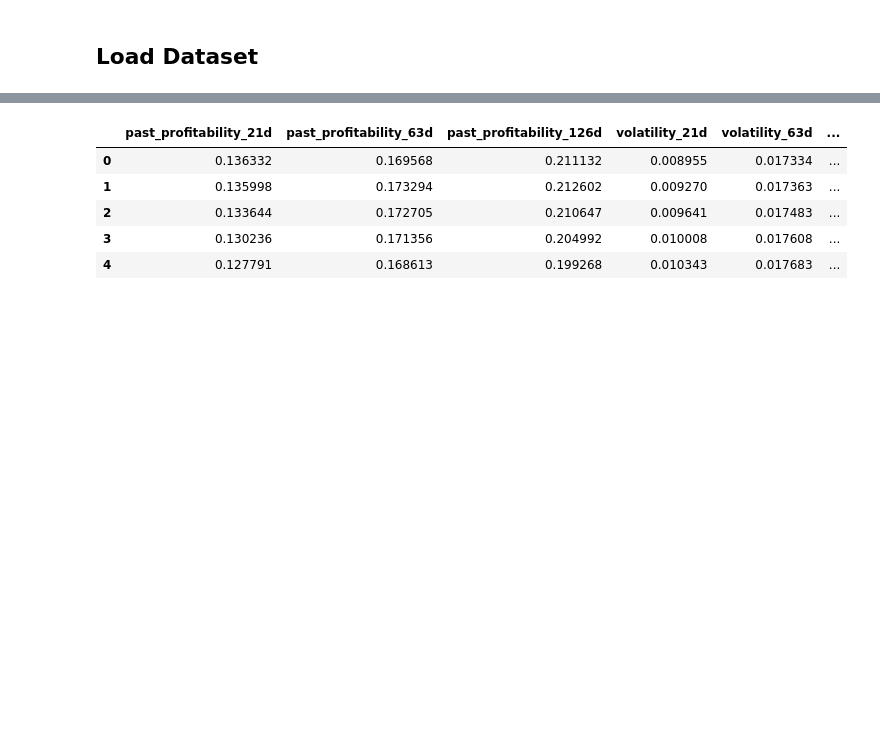
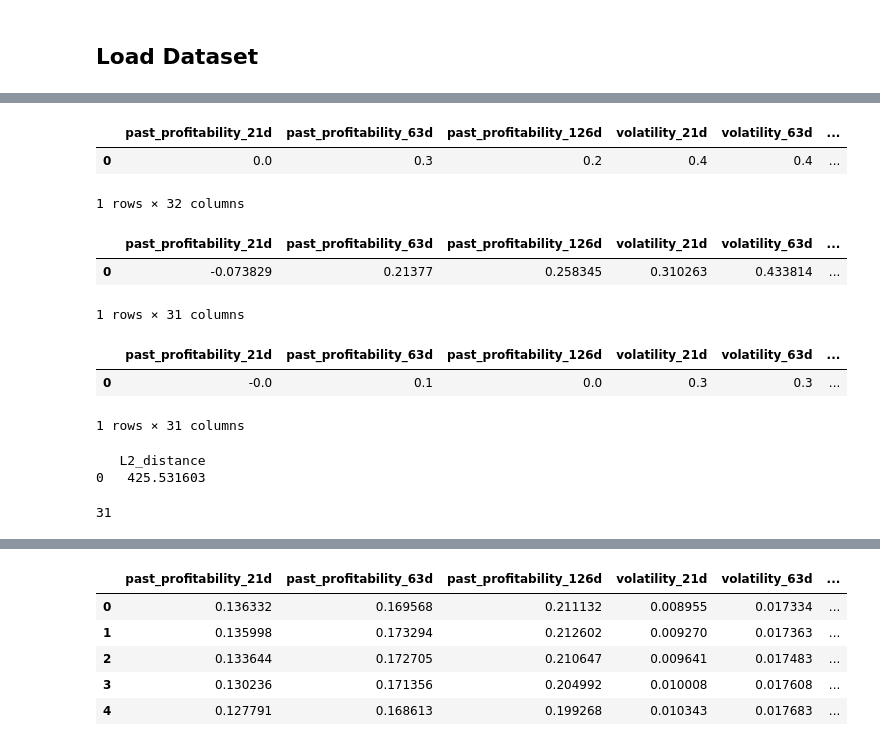
Before and after one commit to serval-uni-lu/counterfactualFAR, a Jupyter notebook: dice_cf.ipynb, the cells around one changed output, grey strips where cells are left out. Cells and saved outputs as stored; diff of their text form; code cells hidden in the pictures; blank space fills up the shorter version.

```diff
--- a/dice_cf.ipynb
+++ b/dice_cf.ipynb
@@ -295,0 +502,3 @@ print("Saved counterfactuals shape:", all_cf_df.shape)
+# %%
+factuals = factual.copy()
+counterfactuals = subset.copy()
@@ -295,0 +525,6 @@ print("Saved counterfactuals shape:", all_cf_df.shape)
+# %%
+counterfactuals
+# %% [output]
+|  | past_profitability_21d | past_profitability_63d | past_profitability_126d | volatility_21d | volatility_63d | ... |
+| 0 | 0.0 | 0.3 | 0.2 | 0.4 | 0.4 | ... |
+1 rows × 32 columns
@@ -295,0 +534,12 @@ print("Saved counterfactuals shape:", all_cf_df.shape)
+# %%
+factuals
+# %% [output]
+|  | past_profitability_21d | past_profitability_63d | past_profitability_126d | volatility_21d | volatility_63d | ... |
+| 0 | -0.073829 | 0.21377 | 0.258345 | 0.310263 | 0.433814 | ... |
+1 rows × 31 columns
+# %%
+counterfactuals
+# %% [output]
+|  | past_profitability_21d | past_profitability_63d | past_profitability_126d | volatility_21d | volatility_63d | ... |
+| 0 | -0.0 | 0.1 | 0.0 | 0.3 | 0.3 | ... |
+1 rows × 31 columns
@@ -295,0 +549,12 @@ print("Saved counterfactuals shape:", all_cf_df.shape)
+# %%
+# Compute distances
+distance_df = dist_eval.get_evaluation(factuals, counterfactuals)
+
+print(distance_df)
+# %% [output]
+   L2_distance
+0   425.531603
+# %%
+len(counterfactuals.columns)
+# %% [output]
+31
```
Also changed, not shown: parts of 50 cells of this notebook, 2 other files.
